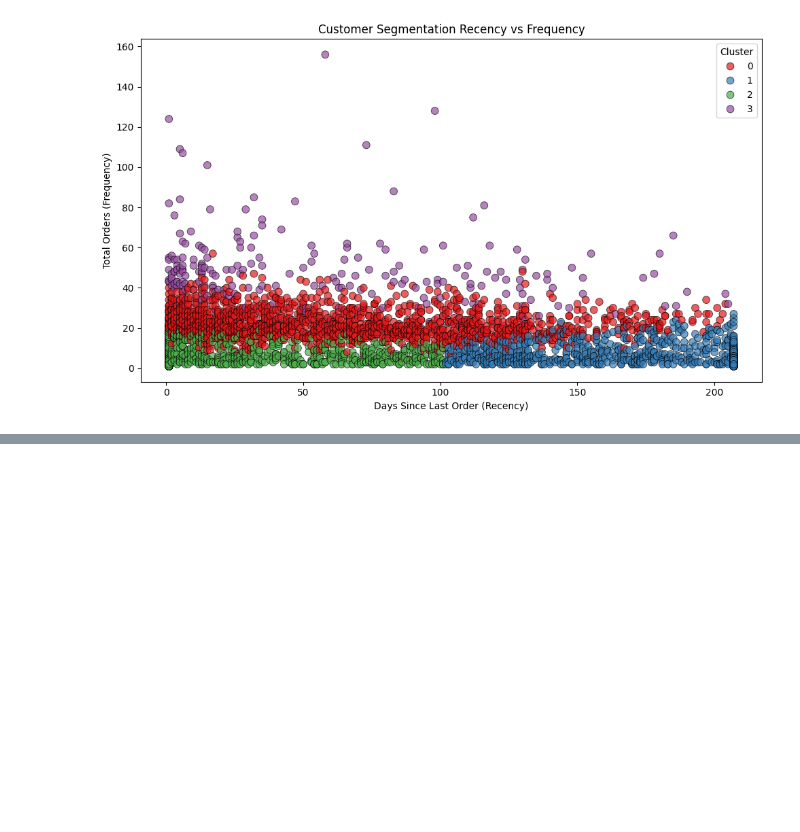
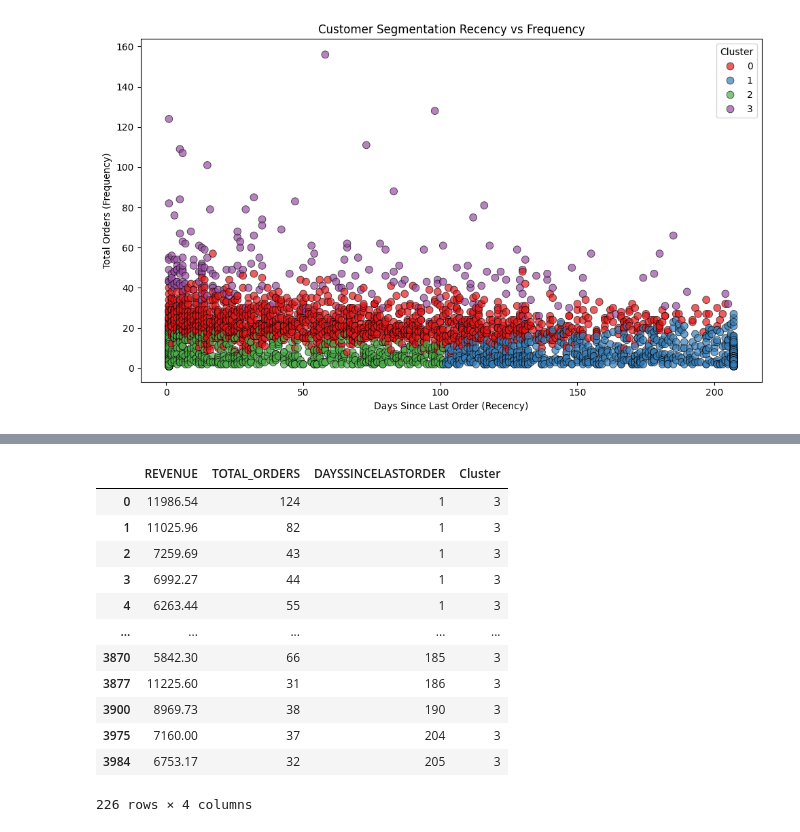
Before and after one commit to 0devesh0/codvo.ai, a Jupyter notebook: notebooks/eda.ipynb, the cells around one changed output, grey strips where cells are left out. Saved outputs shown, nothing was run; the diff lists cells and outputs as text; code cells hidden in the pictures; blank space fills up the shorter version.

```diff
--- a/notebooks/eda.ipynb
+++ b/notebooks/eda.ipynb
@@ -609,0 +661,17 @@ plt.show()
+# %%
+cluster_3 = rfm_df[rfm_df['Cluster'] == 3]
+cluster_3
+# %% [output]
+|  | REVENUE | TOTAL_ORDERS | DAYSSINCELASTORDER | Cluster |
+| 0 | 11986.54 | 124 | 1 | 3 |
+| 1 | 11025.96 | 82 | 1 | 3 |
+| 2 | 7259.69 | 43 | 1 | 3 |
+| 3 | 6992.27 | 44 | 1 | 3 |
+| 4 | 6263.44 | 55 | 1 | 3 |
+| ... | ... | ... | ... | ... |
+| 3870 | 5842.30 | 66 | 185 | 3 |
+| 3877 | 11225.60 | 31 | 186 | 3 |
+| 3900 | 8969.73 | 38 | 190 | 3 |
+| 3975 | 7160.00 | 37 | 204 | 3 |
+| 3984 | 6753.17 | 32 | 205 | 3 |
+226 rows × 4 columns
```
Also changed, not shown: parts of 3 cells of this notebook.
